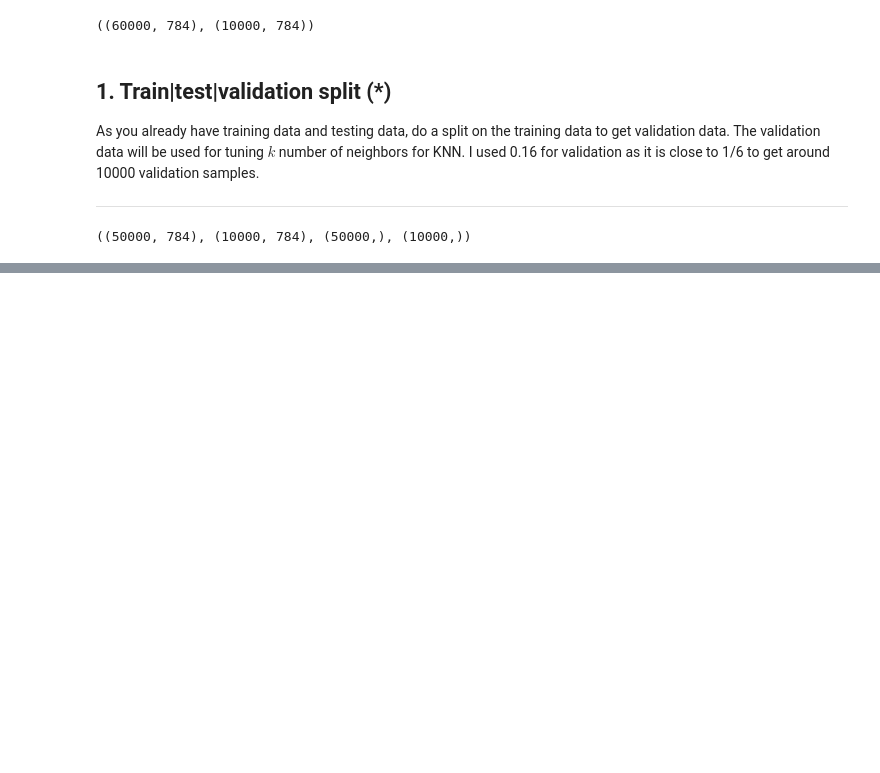
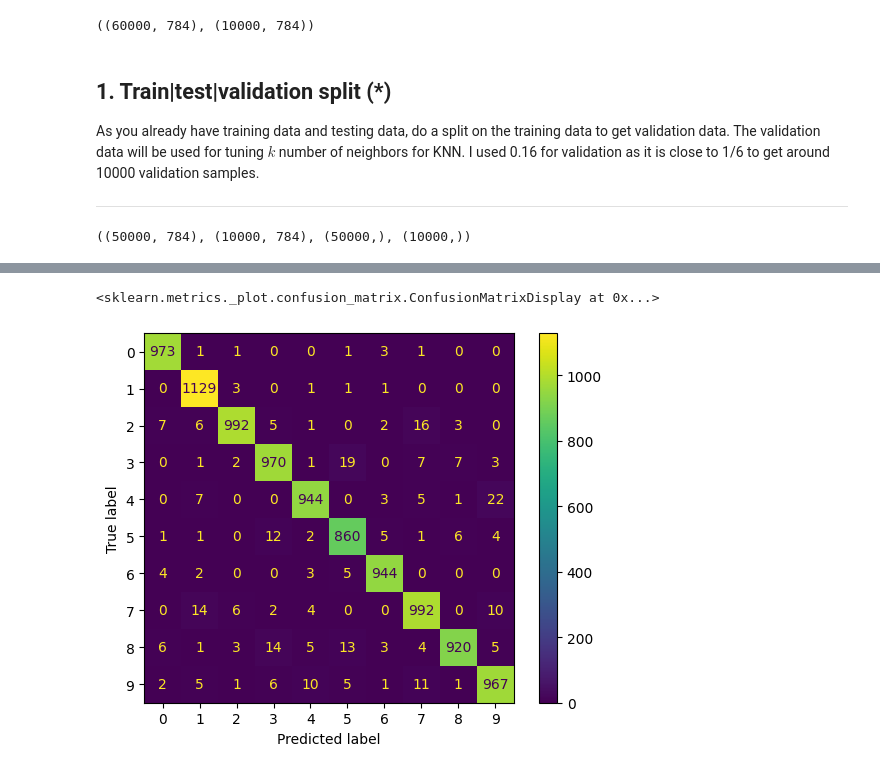
Before and after one commit to HakanAkerblom/Machine-learning-Hakan-Akerblom, a Jupyter notebook: Exercises/E05-k-NN.ipynb, the cells around one changed output, grey strips where cells are left out. Cells and saved outputs as stored; diff of their text form; code cells hidden in the pictures; blank space fills up the shorter version.

```diff
--- a/Exercises/E05-k-NN.ipynb
+++ b/Exercises/E05-k-NN.ipynb
@@ -101,0 +128,12 @@ x_train.shape, x_val.shape, y_train.shape, y_val.shape
+# %%
+from sklearn.metrics import confusion_matrix, ConfusionMatrixDisplay, classification_report
+
+model = KNeighborsClassifier(n_neighbors=1)
+model.fit(x_train, y_train)
+y_pred = model.predict(x_test)
+
+cm = confusion_matrix(y_test, y_pred)
+ConfusionMatrixDisplay(cm).plot()
+# %% [output]
+<sklearn.metrics._plot.confusion_matrix.ConfusionMatrixDisplay at 0x...>
+[figure, added]
```
Also changed, not shown: parts of 10 cells of this notebook, 2 other files.
